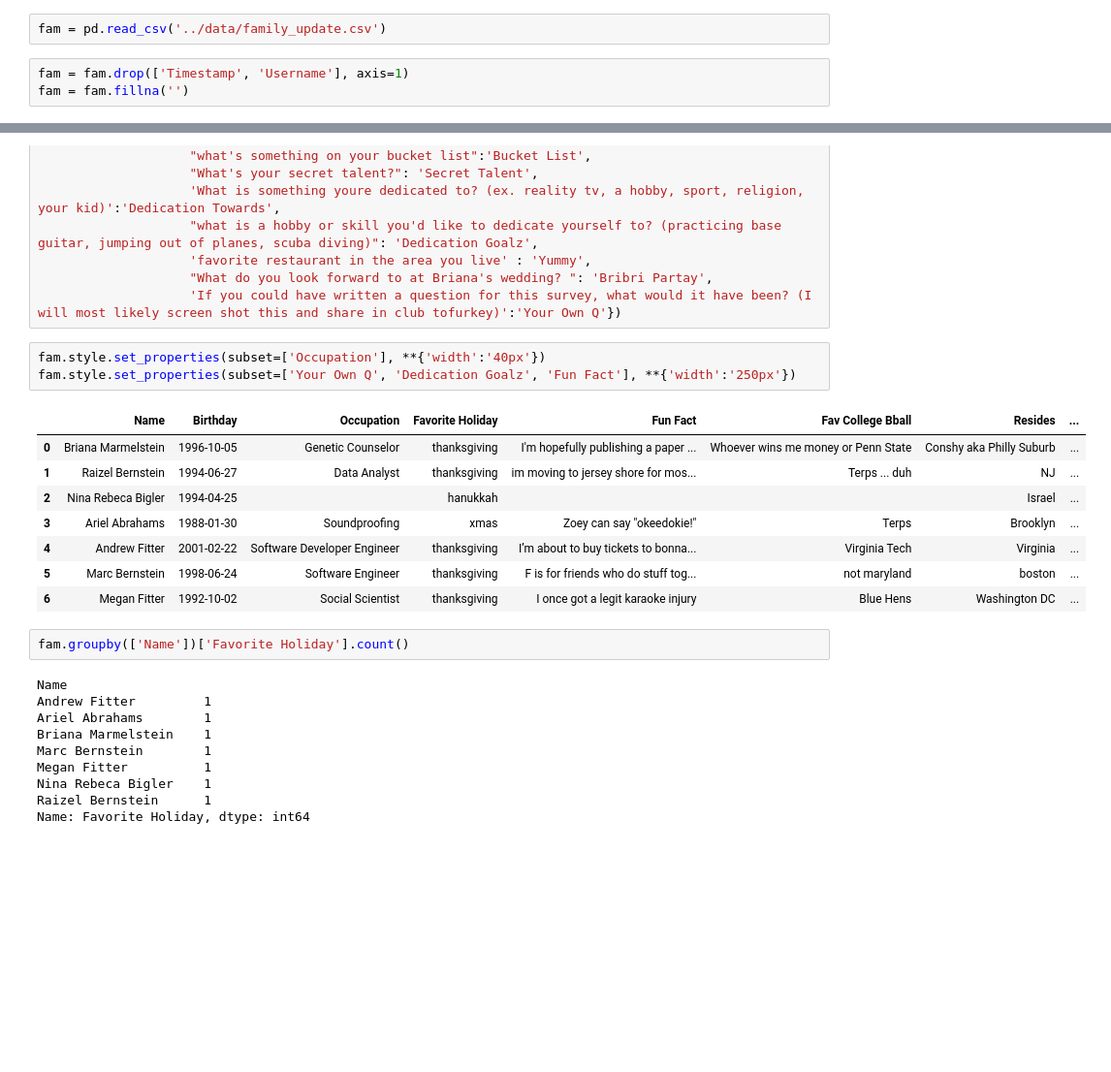
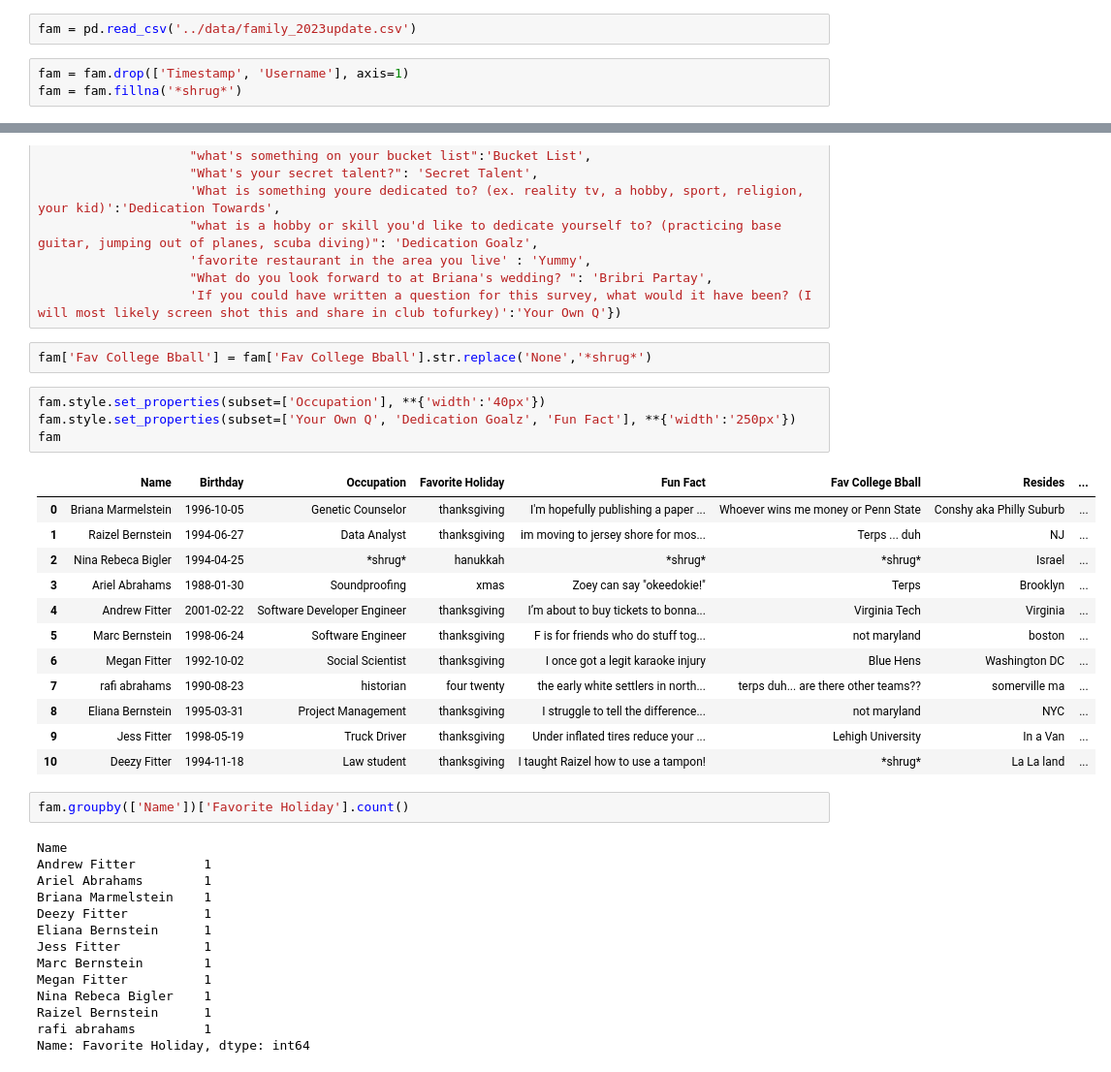
Before and after one commit to MarcBernstein0/raizel-practice-questions, a Jupyter notebook: notebook/family_2023updates.ipynb, the cells around one changed output, grey strips where cells are left out. Shown at 97% size. Cells and saved outputs as stored; diff of their text form; blank space fills up the shorter version.

Commit message:
hope no one ever reads these

```diff
--- a/notebook/family_2023updates.ipynb
+++ b/notebook/family_2023updates.ipynb
@@ -10,10 +11,10 @@ pd.set_option('display.max_colwidth', -1)
 
 #git status, git add , git commit -m "", git push
 # %%
-fam = pd.read_csv('../data/family_update.csv')
+fam = pd.read_csv('../data/family_2023update.csv')
 # %%
 fam = fam.drop(['Timestamp', 'Username'], axis=1)
-fam = fam.fillna('')
+fam = fam.fillna('*shrug*')
 # %%
 fam = fam.rename(columns={'What is your full name':'Name',
                     'What is your birthday?':'Birthday',
@@ -29,18 +30,25 @@ fam = fam.rename(columns={'What is your full name':'Name',
                     'favorite restaurant in the area you live' : 'Yummy',
                     "What do you look forward to at Briana's wedding? ": 'Bribri Partay',
                     'If you could have written a question for this survey, what would it have been? (I will most likely screen shot this and share in club tofurkey)':'Your Own Q'})
+# %%
+fam['Fav College Bball'] = fam['Fav College Bball'].str.replace('None','*shrug*')
 # %%
 fam.style.set_properties(subset=['Occupation'], **{'width':'40px'})
 fam.style.set_properties(subset=['Your Own Q', 'Dedication Goalz', 'Fun Fact'], **{'width':'250px'})
+fam
 # %% [output]
 |  | Name | Birthday | Occupation | Favorite Holiday | Fun Fact | Fav College Bball | Resides | ... |
 | 0 | Briana Marmelstein | 1996-10-05 | Genetic Counselor | thanksgiving | I'm hopefully publishing a paper ... | Whoever wins me money or Penn State | Conshy aka Philly Suburb | ... |
 | 1 | Raizel Bernstein | 1994-06-27 | Data Analyst | thanksgiving | im moving to jersey shore for mos... | Terps ... duh | NJ | ... |
-| 2 | Nina Rebeca Bigler | 1994-04-25 |  | hanukkah |  |  | Israel | ... |
+| 2 | Nina Rebeca Bigler | 1994-04-25 | *shrug* | hanukkah | *shrug* | *shrug* | Israel | ... |
 | 3 | Ariel Abrahams | 1988-01-30 | Soundproofing | xmas | Zoey can say "okeedokie!" | Terps | Brooklyn | ... |
 | 4 | Andrew Fitter | 2001-02-22 | Software Developer Engineer | thanksgiving | I’m about to buy tickets to bonna... | Virginia Tech | Virginia | ... |
 | 5 | Marc Bernstein | 1998-06-24 | Software Engineer | thanksgiving | F is for friends who do stuff tog... | not maryland | boston | ... |
 | 6 | Megan Fitter | 1992-10-02 | Social Scientist | thanksgiving | I once got a legit karaoke injury | Blue Hens | Washington DC | ... |
+| 7 | rafi abrahams | 1990-08-23 | historian | four twenty | the early white settlers in north... | terps duh... are there other teams?? | somerville ma | ... |
+| 8 | Eliana Bernstein | 1995-03-31 | Project Management | thanksgiving | I struggle to tell the difference... | not maryland | NYC | ... |
+| 9 | Jess Fitter | 1998-05-19 | Truck Driver | thanksgiving | Under inflated tires reduce your ... | Lehigh University | In a Van | ... |
+| 10 | Deezy Fitter | 1994-11-18 | Law student | thanksgiving | I taught Raizel how to use a tampon! | *shrug* | La La land | ... |
 # %%
 fam.groupby(['Name'])['Favorite Holiday'].count()
 # %% [output]
@@ -48,10 +56,14 @@ Name
 Andrew Fitter         1
 Ariel Abrahams        1
 Briana Marmelstein    1
+Deezy Fitter          1
+Eliana Bernstein      1
+Jess Fitter           1
 Marc Bernstein        1
 Megan Fitter          1
 Nina Rebeca Bigler    1
 Raizel Bernstein      1
+rafi abrahams         1
 Name: Favorite Holiday, dtype: int64
 # %%
 fam['Favorite Holiday'].value_counts()
```
Also changed, not shown: parts of 8 cells of this notebook.
